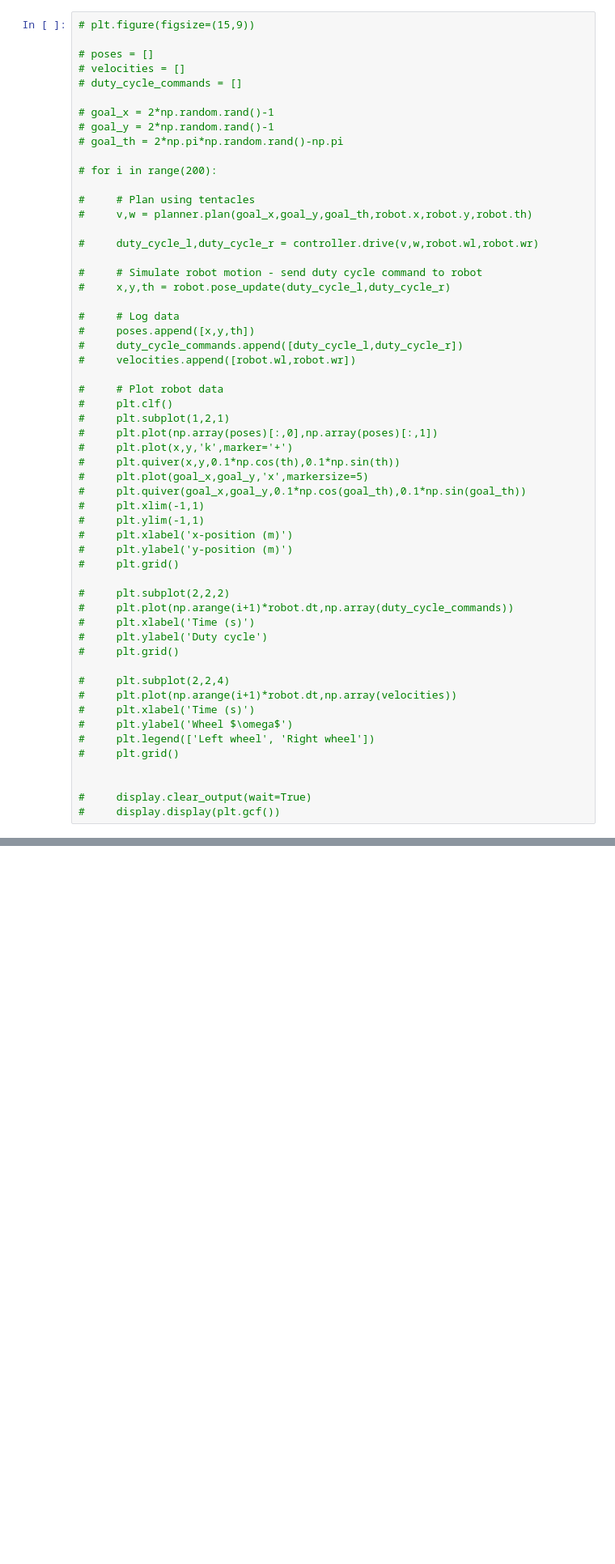
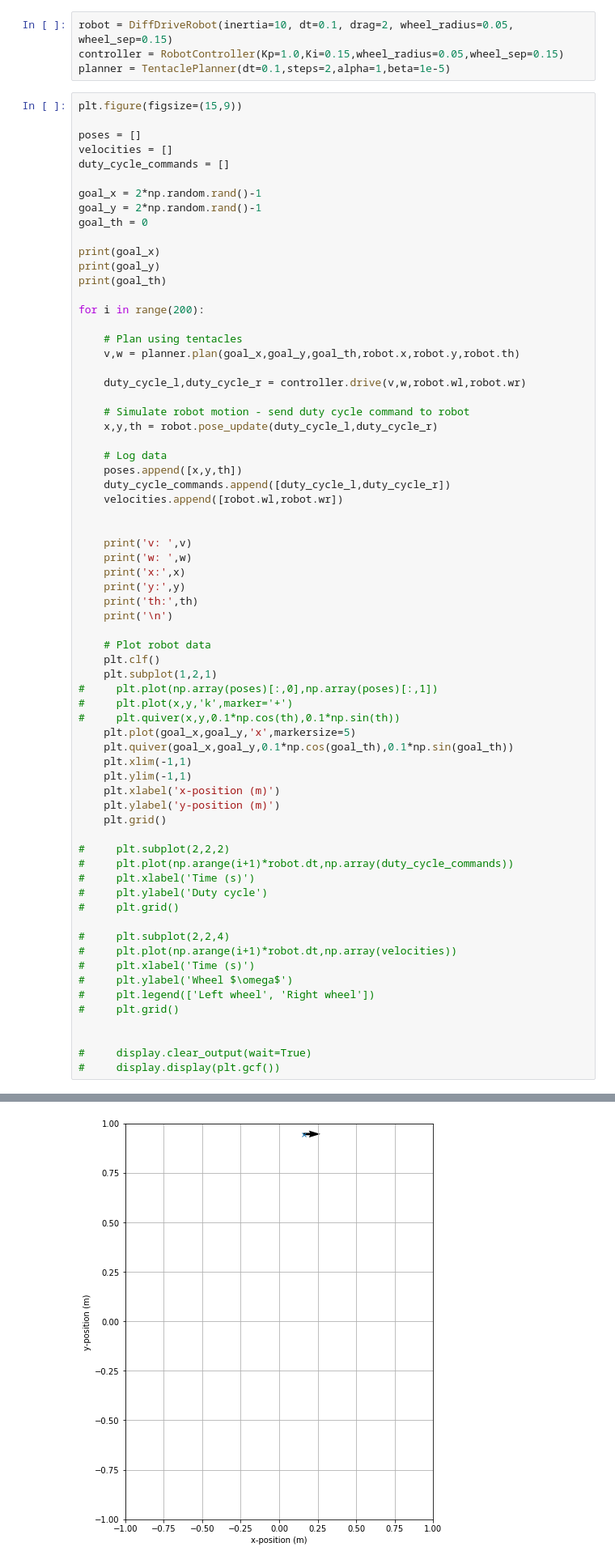
Before and after one commit to JackTochner/Jenny-The-Jank-Engine, a Jupyter notebook: ECE3091 - Engineering Design/ECE3091_resources-main/ECE3091_resources-main/Robot_navigation_and_control.ipynb, the cells around one changed output, grey strips where cells are left out. Shown: that part at 81% size. Drawn from its saved outputs; the diff is of its cells as text; blank space fills up the shorter version.

```diff
--- a/ECE3091 - Engineering Design/ECE3091_resources-main/ECE3091_resources-main/Robot_navigation_and_control.ipynb
+++ b/ECE3091 - Engineering Design/ECE3091_resources-main/ECE3091_resources-main/Robot_navigation_and_control.ipynb
@@ -256,42 +248,58 @@ planner = TentaclePlanner(dt=0.1,steps=5,alpha=1,beta=1e-5)
+# %%
+robot = DiffDriveRobot(inertia=10, dt=0.1, drag=2, wheel_radius=0.05, wheel_sep=0.15)
+controller = RobotController(Kp=1.0,Ki=0.15,wheel_radius=0.05,wheel_sep=0.15)
+planner = TentaclePlanner(dt=0.1,steps=2,alpha=1,beta=1e-5)
 # %%
-# plt.figure(figsize=(15,9))
+plt.figure(figsize=(15,9))
 
-# poses = []
-# velocities = []
-# duty_cycle_commands = []
+poses = []
+velocities = []
+duty_cycle_commands = []
 
-# goal_x = 2*np.random.rand()-1
-# goal_y = 2*np.random.rand()-1
-# goal_th = 2*np.pi*np.random.rand()-np.pi
+goal_x = 2*np.random.rand()-1
+goal_y = 2*np.random.rand()-1
+goal_th = 0
 
-# for i in range(200):
+print(goal_x)
+print(goal_y)
+print(goal_th)
 
-#     # Plan using tentacles
-#     v,w = planner.plan(goal_x,goal_y,goal_th,robot.x,robot.y,robot.th)
+for i in range(200):
 
-#     duty_cycle_l,duty_cycle_r = controller.drive(v,w,robot.wl,robot.wr)
+    # Plan using tentacles
+    v,w = planner.plan(goal_x,goal_y,goal_th,robot.x,robot.y,robot.th)
 
-#     # Simulate robot motion - send duty cycle command to robot
-#     x,y,th = robot.pose_update(duty_cycle_l,duty_cycle_r)
+    duty_cycle_l,duty_cycle_r = controller.drive(v,w,robot.wl,robot.wr)
 
-#     # Log data
-#     poses.append([x,y,th])
-#     duty_cycle_commands.append([duty_cycle_l,duty_cycle_r])
-#     velocities.append([robot.wl,robot.wr])
+    # Simulate robot motion - send duty cycle command to robot
+    x,y,th = robot.pose_update(duty_cycle_l,duty_cycle_r)
 
-#     # Plot robot data
-#     plt.clf()
-#     plt.subplot(1,2,1)
+    # Log data
+    poses.append([x,y,th])
+    duty_cycle_commands.append([duty_cycle_l,duty_cycle_r])
+    velocities.append([robot.wl,robot.wr])
+
+
+    print('v: ',v)
+    print('w: ',w)
+    print('x:',x)
+    print('y:',y)
+    print('th:',th)
+    print('\n')
+
+    # Plot robot data
+    plt.clf()
+    plt.subplot(1,2,1)
 #     plt.plot(np.array(poses)[:,0],np.array(poses)[:,1])
 #     plt.plot(x,y,'k',marker='+')
 #     plt.quiver(x,y,0.1*np.cos(th),0.1*np.sin(th))
-#     plt.plot(goal_x,goal_y,'x',markersize=5)
-#     plt.quiver(goal_x,goal_y,0.1*np.cos(goal_th),0.1*np.sin(goal_th))
-#     plt.xlim(-1,1)
-#     plt.ylim(-1,1)
-#     plt.xlabel('x-position (m)')
-#     plt.ylabel('y-position (m)')
-#     plt.grid()
+    plt.plot(goal_x,goal_y,'x',markersize=5)
+    plt.quiver(goal_x,goal_y,0.1*np.cos(goal_th),0.1*np.sin(goal_th))
+    plt.xlim(-1,1)
+    plt.ylim(-1,1)
+    plt.xlabel('x-position (m)')
+    plt.ylabel('y-position (m)')
+    plt.grid()
 
 #     plt.subplot(2,2,2)
 #     plt.plot(np.arange(i+1)*robot.dt,np.array(duty_cycle_commands))
@@ -309,3 +317,4 @@ planner = TentaclePlanner(dt=0.1,steps=5,alpha=1,beta=1e-5)
 
 #     display.clear_output(wait=True)
 #     display.display(plt.gcf())
+# %% [output]
@@ -311,0 +338 @@ planner = TentaclePlanner(dt=0.1,steps=5,alpha=1,beta=1e-5)
+[figure, added]
```
Also changed, not shown: parts of 6 cells of this notebook, 1 other file.
